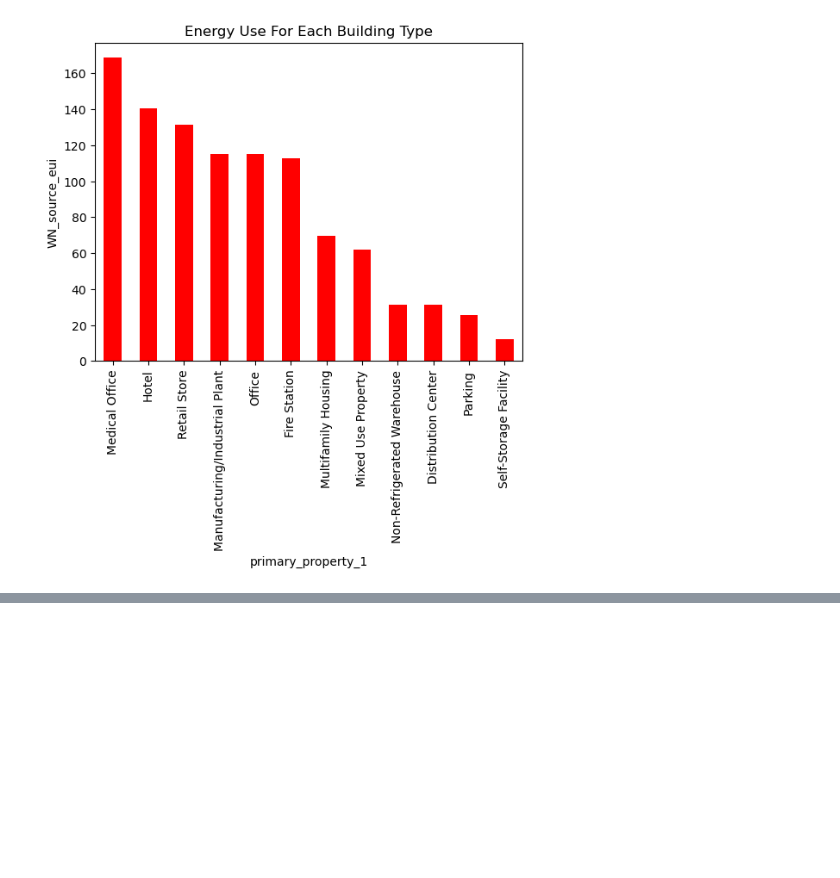
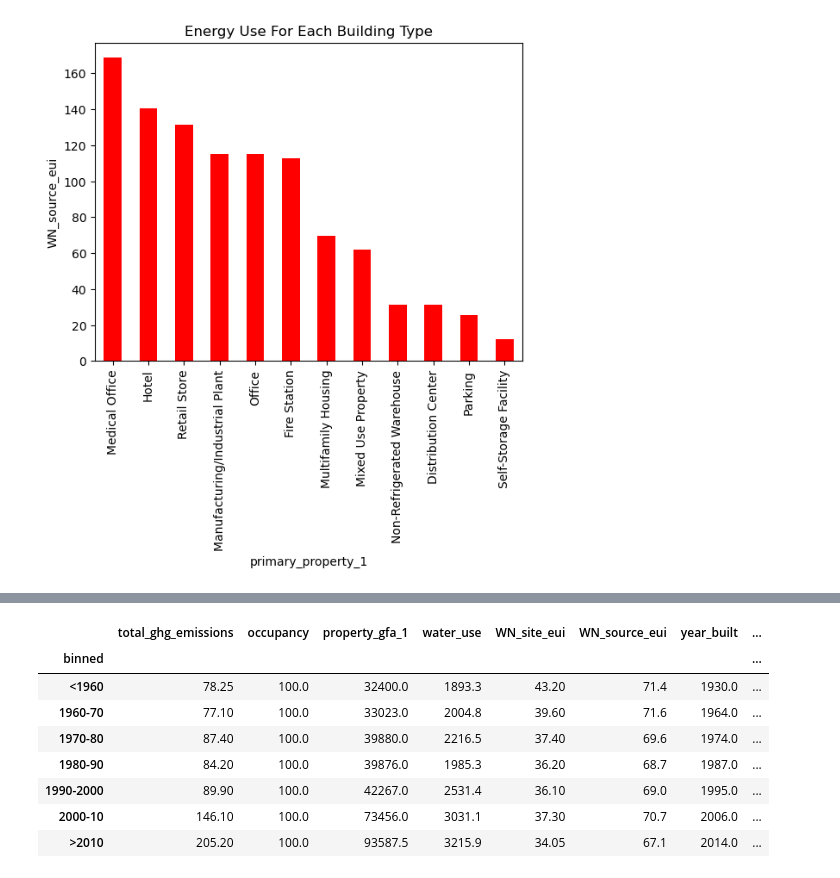
Before and after one commit to yashkansal97/LA_Energy_Water_Analysis, a Jupyter notebook: P1_Energy_Water_Analysis.ipynb, the cells around one changed output, grey strips where cells are left out. Cells and saved outputs as stored; diff of their text form; code cells hidden in the pictures; blank space fills up the shorter version.

```diff
--- a/P1_Energy_Water_Analysis.ipynb
+++ b/P1_Energy_Water_Analysis.ipynb
@@ -352,0 +396,14 @@ plt.show()
+# %%
+#calculating median for each bin
+groups = filter_buildings_df.groupby('binned').median()
+groups
+# %% [output]
+|  | total_ghg_emissions | occupancy | property_gfa_1 | water_use | WN_site_eui | WN_source_eui | year_built | ... |
+| binned |  |  |  |  |  |  |  | ... |
+| <1960 | 78.25 | 100.0 | 32400.0 | 1893.3 | 43.20 | 71.4 | 1930.0 | ... |
+| 1960-70 | 77.10 | 100.0 | 33023.0 | 2004.8 | 39.60 | 71.6 | 1964.0 | ... |
+| 1970-80 | 87.40 | 100.0 | 39880.0 | 2216.5 | 37.40 | 69.6 | 1974.0 | ... |
+| 1980-90 | 84.20 | 100.0 | 39876.0 | 1985.3 | 36.20 | 68.7 | 1987.0 | ... |
+| 1990-2000 | 89.90 | 100.0 | 42267.0 | 2531.4 | 36.10 | 69.0 | 1995.0 | ... |
+| 2000-10 | 146.10 | 100.0 | 73456.0 | 3031.1 | 37.30 | 70.7 | 2006.0 | ... |
+| >2010 | 205.20 | 100.0 | 93587.5 | 3215.9 | 34.05 | 67.1 | 2014.0 | ... |
```
Also changed, not shown: parts of 10 cells of this notebook.
